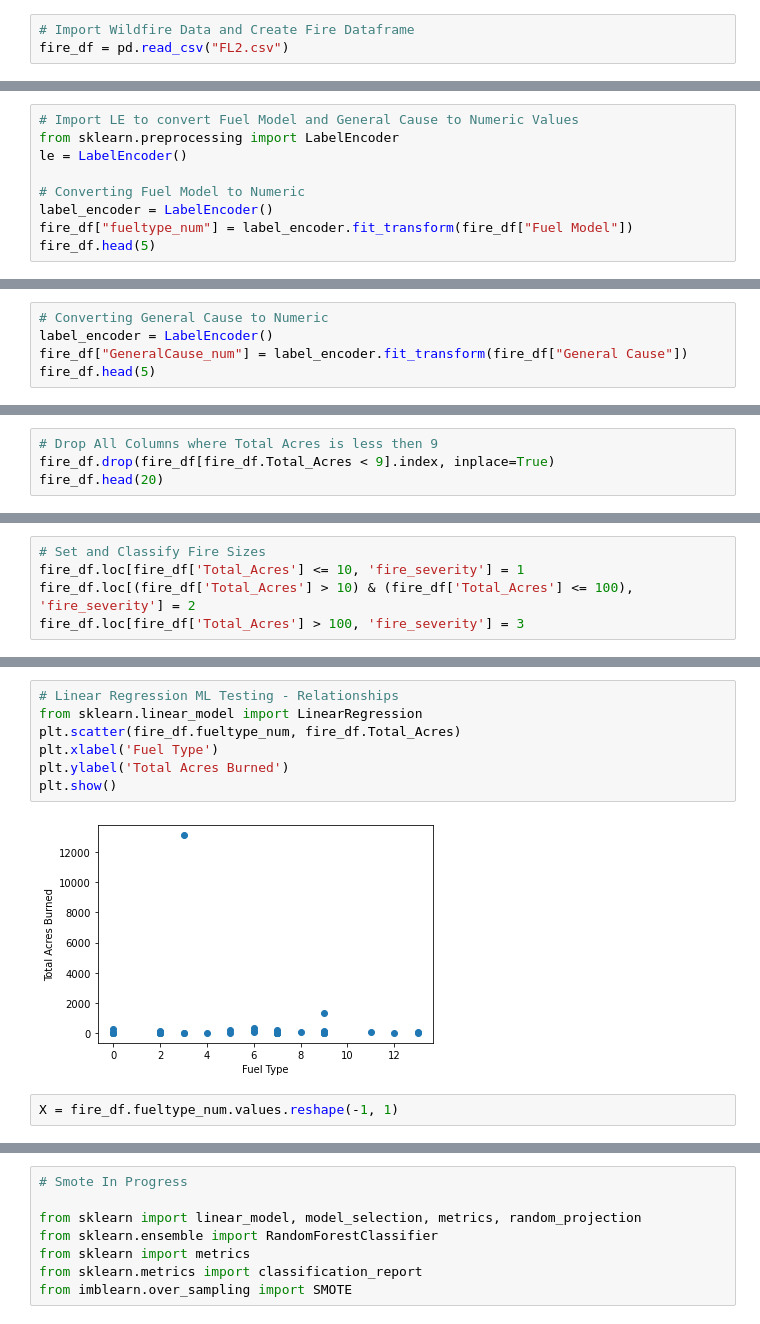
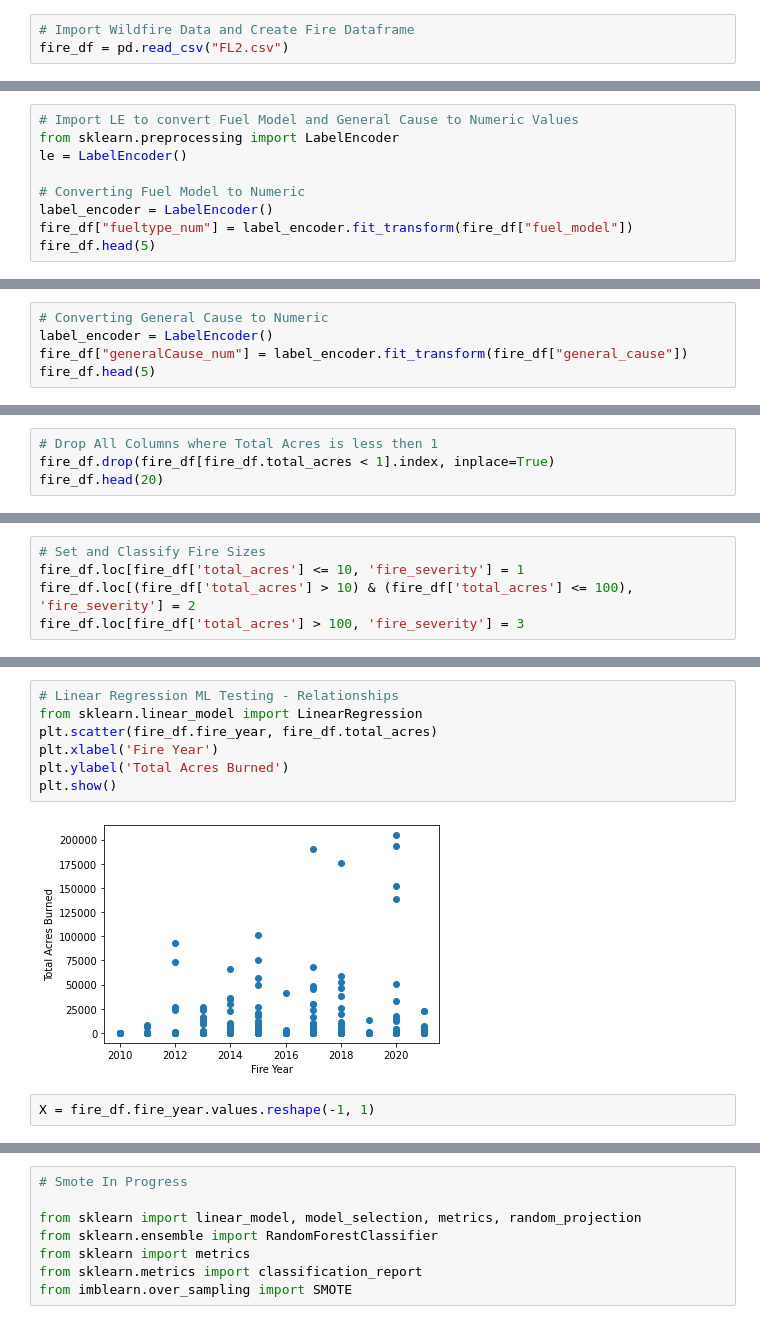
Before and after one commit to jisellejones/Predict_Wildfire_Spread, a Jupyter notebook: ML_Simple.ipynb, the cells around one changed output, grey strips where cells are left out. Cells and saved outputs as stored; diff of their text form.

Commit message:
Increased size of dataset and updated ML Model

```diff
--- a/ML_Simple.ipynb
+++ b/ML_Simple.ipynb
@@ -95,6 +95,6 @@ le = LabelEncoder()
 
 # Converting Fuel Model to Numeric
 label_encoder = LabelEncoder()
-fire_df["fueltype_num"] = label_encoder.fit_transform(fire_df["Fuel Model"])
+fire_df["fueltype_num"] = label_encoder.fit_transform(fire_df["fuel_model"])
 fire_df.head(5)
 # %% [output]
@@ -107,6 +107,6 @@ fire_df.head(5)
 # %%
 # Converting General Cause to Numeric
 label_encoder = LabelEncoder()
-fire_df["GeneralCause_num"] = label_encoder.fit_transform(fire_df["General Cause"])
+fire_df["generalCause_num"] = label_encoder.fit_transform(fire_df["general_cause"])
 fire_df.head(5)
 # %% [output]
@@ -131,7 +131,7 @@ fire_df.head(5)
 | 3 | 2021 | 51 - Tillamook | Tillamook | 26 | Larson Creek Fire | T1S R11W S24 NENE | H | Tillamook | 8/4/21 22:50 | ... |
 | 4 | 2021 | 51 - Tillamook | Tillamook | 30 | Cedar Butte | T1N R8W S14 SWSE | J | Tillamook | 8/11/21 2:48 | ... |
 # %%
-# Drop All Columns where Total Acres is less then 9
-fire_df.drop(fire_df[fire_df.Total_Acres < 9].index, inplace=True)
+# Drop All Columns where Total Acres is less then 1
+fire_df.drop(fire_df[fire_df.total_acres < 1].index, inplace=True)
 fire_df.head(20)
 # %% [output]
@@ -155,8 +155,8 @@ fire_df.head(20)
 # %%
 # Set and Classify Fire Sizes
-fire_df.loc[fire_df['Total_Acres'] <= 10, 'fire_severity'] = 1
-fire_df.loc[(fire_df['Total_Acres'] > 10) & (fire_df['Total_Acres'] <= 100), 'fire_severity'] = 2
-fire_df.loc[fire_df['Total_Acres'] > 100, 'fire_severity'] = 3
+fire_df.loc[fire_df['total_acres'] <= 10, 'fire_severity'] = 1
+fire_df.loc[(fire_df['total_acres'] > 10) & (fire_df['total_acres'] <= 100), 'fire_severity'] = 2
+fire_df.loc[fire_df['total_acres'] > 100, 'fire_severity'] = 3
 # %%
 fire_df.head(5)
 # %% [output]
@@ -169,14 +169,14 @@ fire_df.head(5)
 # %%
 # Linear Regression ML Testing - Relationships
 from sklearn.linear_model import LinearRegression
-plt.scatter(fire_df.fueltype_num, fire_df.Total_Acres)
-plt.xlabel('Fuel Type')
+plt.scatter(fire_df.fire_year, fire_df.total_acres)
+plt.xlabel('Fire Year')
 plt.ylabel('Total Acres Burned')
 plt.show()
 # %% [output]
-[figure, old version]
+[figure, new version]
 # %%
-X = fire_df.fueltype_num.values.reshape(-1, 1)
+X = fire_df.fire_year.values.reshape(-1, 1)
 # %%
 X[:5]
 # %% [output]
```
Also changed, not shown: parts of 20 cells of this notebook, 1 other file.
